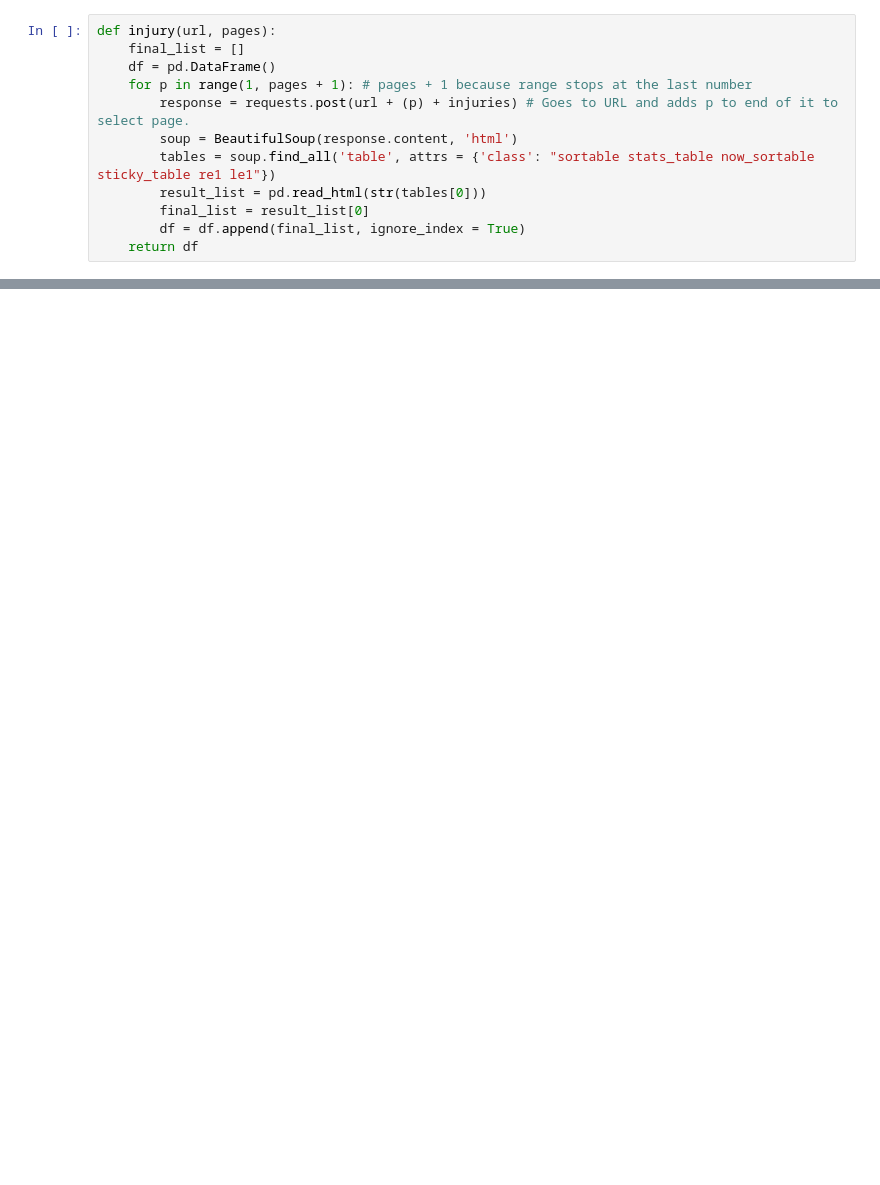
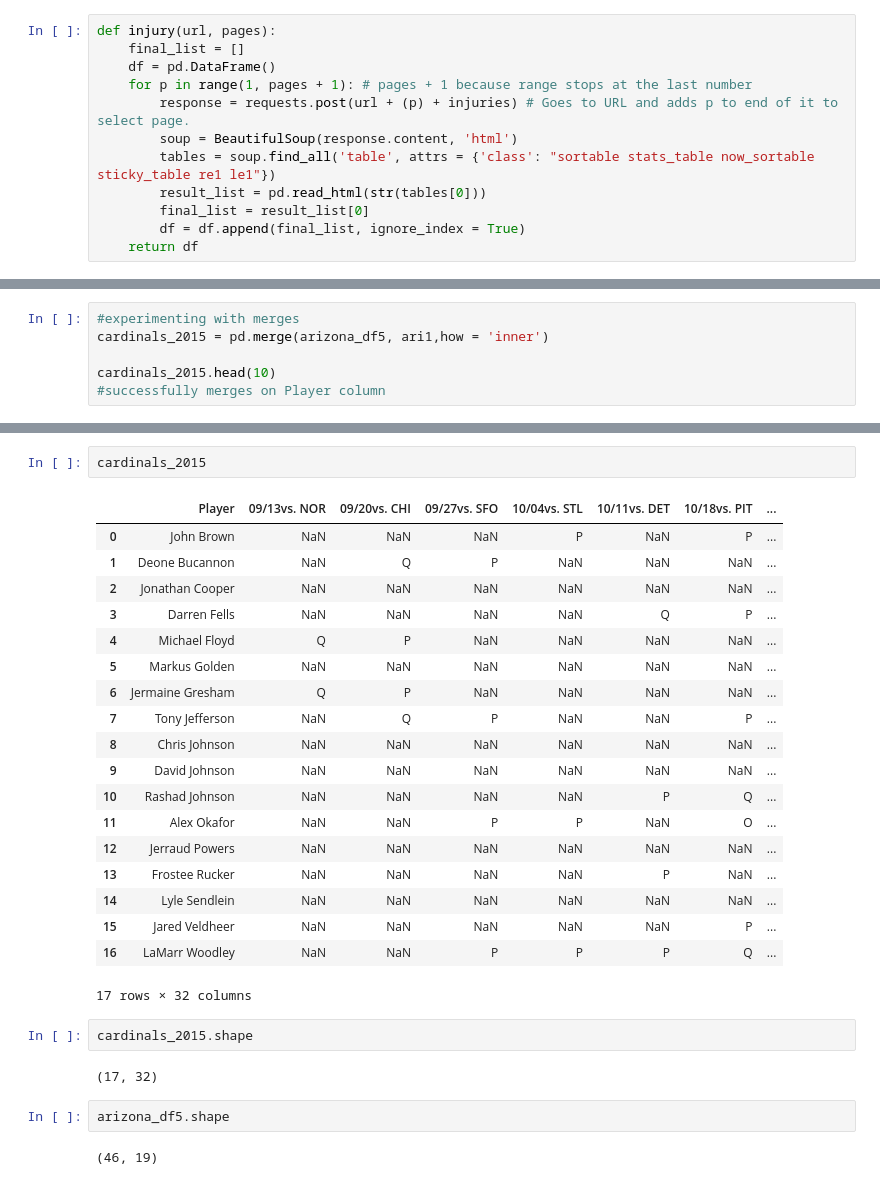
Before and after one commit to ClintNanney/Capstone, a Jupyter notebook: notebooks/capstone eda.ipynb, the cells around one changed output, grey strips where cells are left out. Drawn from its saved outputs; the diff is of its cells as text; blank space fills up the shorter version.

Commit message:
completed importing player info data and began merges

```diff
--- a/notebooks/capstone eda.ipynb
+++ b/notebooks/capstone eda.ipynb
@@ -495,0 +722,6 @@ arizona_df3.info
+# %%
+#experimenting with merges
+cardinals_2015 = pd.merge(arizona_df5, ari1,how = 'inner')
+
+cardinals_2015.head(10)
+#successfully merges on Player column
@@ -495,0 +741,30 @@ arizona_df3.info
+# %%
+cardinals_2015
+# %% [output]
+|  | Player | 09/13vs. NOR | 09/20vs. CHI | 09/27vs. SFO | 10/04vs. STL | 10/11vs. DET | 10/18vs. PIT | ... |
+| 0 | John Brown | NaN | NaN | NaN | P | NaN | P | ... |
+| 1 | Deone Bucannon | NaN | Q | P | NaN | NaN | NaN | ... |
+| 2 | Jonathan Cooper | NaN | NaN | NaN | NaN | NaN | NaN | ... |
+| 3 | Darren Fells | NaN | NaN | NaN | NaN | Q | P | ... |
+| 4 | Michael Floyd | Q | P | NaN | NaN | NaN | NaN | ... |
+| 5 | Markus Golden | NaN | NaN | NaN | NaN | NaN | NaN | ... |
+| 6 | Jermaine Gresham | Q | P | NaN | NaN | NaN | NaN | ... |
+| 7 | Tony Jefferson | NaN | Q | P | NaN | NaN | P | ... |
+| 8 | Chris Johnson | NaN | NaN | NaN | NaN | NaN | NaN | ... |
+| 9 | David Johnson | NaN | NaN | NaN | NaN | NaN | NaN | ... |
+| 10 | Rashad Johnson | NaN | NaN | NaN | NaN | P | Q | ... |
+| 11 | Alex Okafor | NaN | NaN | P | P | NaN | O | ... |
+| 12 | Jerraud Powers | NaN | NaN | NaN | NaN | NaN | NaN | ... |
+| 13 | Frostee Rucker | NaN | NaN | NaN | NaN | P | NaN | ... |
+| 14 | Lyle Sendlein | NaN | NaN | NaN | NaN | NaN | NaN | ... |
+| 15 | Jared Veldheer | NaN | NaN | NaN | NaN | NaN | P | ... |
+| 16 | LaMarr Woodley | NaN | NaN | P | P | P | Q | ... |
+17 rows × 32 columns
+# %%
+cardinals_2015.shape
+# %% [output]
+(17, 32)
+# %%
+arizona_df5.shape
+# %% [output]
+(46, 19)
```
Also changed, not shown: parts of 13 cells of this notebook.
